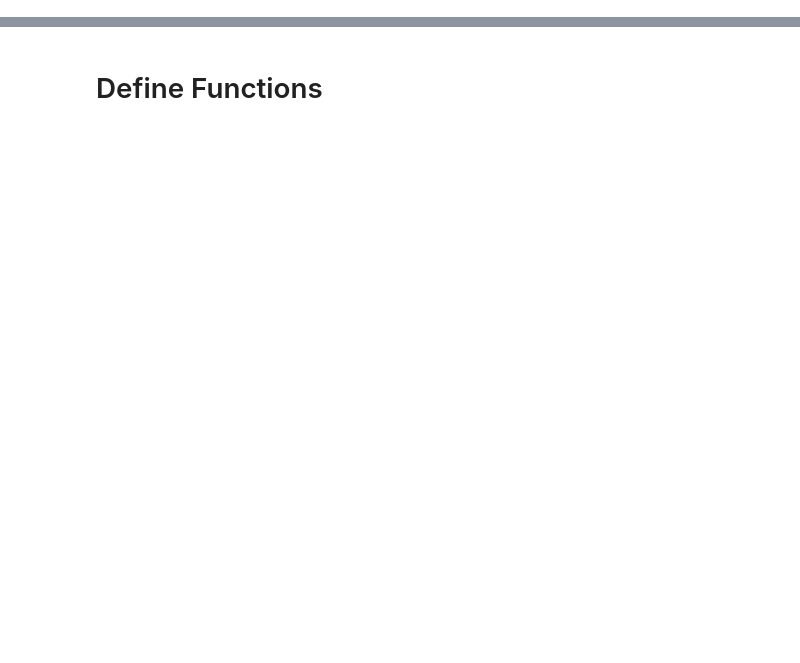
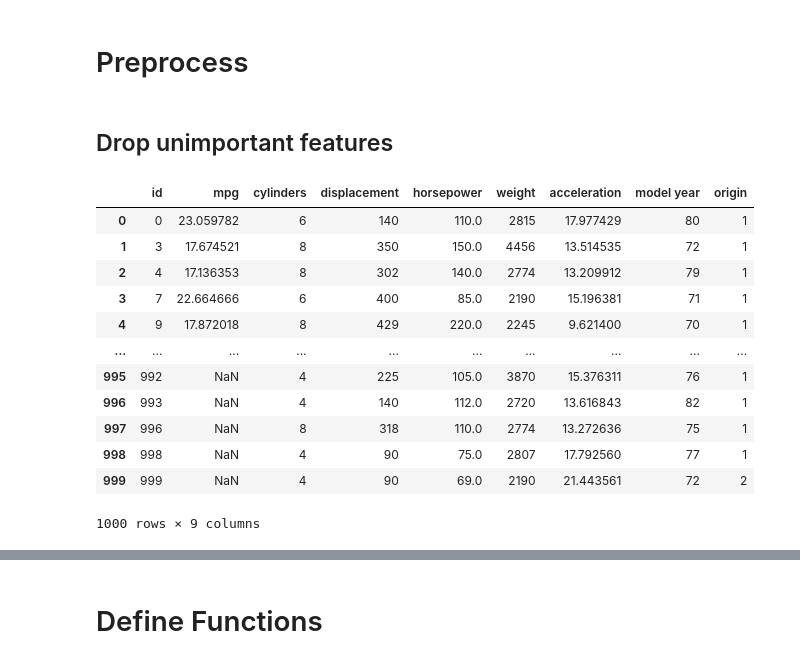
Before and after one commit to YusukeAmg/SIGNATE_4th_BeginnerOnlyCompetition, a Jupyter notebook: notebook/Stacking.ipynb, the cells around one changed output, grey strips where cells are left out. Cells and saved outputs as stored; diff of their text form; code cells hidden in the pictures; blank space fills up the shorter version.

```diff
--- a/notebook/Stacking.ipynb
+++ b/notebook/Stacking.ipynb
@@ -55,0 +44,51 @@ train_y = train_le['mpg']
+# %%
+train = pd.read_csv('../data/input/train.csv')
+test = pd.read_csv('../data/input/test.csv')
+sample_sub = pd.read_csv('../data/input/sample_submit.csv', header=None, names=['id', 'mpg'])
+
+train_test = pd.concat([train, test], ignore_index=True, sort=False)
+# %% [markdown]
+# Preprocess
+# %%
+train_test['car name'] = train_test['car name'].str.replace('vw', 'volkswagen')
+train_test['car name'] = train_test['car name'].str.replace('vokswagen', 'volkswagen')
+train_test['car name'] = train_test['car name'].str.replace('toyouta', 'toyota')
+train_test['car name'] = train_test['car name'].str.replace('chevy', 'chevrolet')
+train_test['car name'] = train_test['car name'].str.replace('datsun 200-sx', 'datsun 200sx')
+
+train_test['car name'] = train_test['car name'].str.replace('datsun 210 mpg', 'datsun 210')
+train_test['car name'] = train_test['car name'].str.replace('ford gran torino (sw)', 'ford gran torino')
+
+train_test['car_brand'] = train_test['car name'].apply(lambda x: x.strip().split(' ')[0])
+# %%
+train_test['horsepower'].replace('?', np.nan, inplace=True)
+train_test['horsepower'] = train_test['horsepower'].astype(float)
+
+# car name毎のhorse powerの平均値を計算(nanは計算外)
+name_hp_mean = train_test.groupby('car name').horsepower.mean()
+df_hp_isnull = train_test[train_test['horsepower'].isnull()]
+
+# nan位置のtrainデータのhorse powerを置換する
+for i in df_hp_isnull.index:
+    train_test.loc[i, 'horsepower'] = name_hp_mean[df_hp_isnull.loc[i, 'car name']]
+
+del df_hp_isnull, name_hp_mean
+# %% [markdown]
+## Drop unimportant features
+# %%
+train_test.drop(['car name', 'car_brand'], axis=1, inplace=True)
+display(train_test)
+# %% [output]
+|  | id | mpg | cylinders | displacement | horsepower | weight | acceleration | model year | origin |
+| 0 | 0 | 23.059782 | 6 | 140 | 110.0 | 2815 | 17.977429 | 80 | 1 |
+| 1 | 3 | 17.674521 | 8 | 350 | 150.0 | 4456 | 13.514535 | 72 | 1 |
+| 2 | 4 | 17.136353 | 8 | 302 | 140.0 | 2774 | 13.209912 | 79 | 1 |
+| 3 | 7 | 22.664666 | 6 | 400 | 85.0 | 2190 | 15.196381 | 71 | 1 |
+| 4 | 9 | 17.872018 | 8 | 429 | 220.0 | 2245 | 9.621400 | 70 | 1 |
+| ... | ... | ... | ... | ... | ... | ... | ... | ... | ... |
+| 995 | 992 | NaN | 4 | 225 | 105.0 | 3870 | 15.376311 | 76 | 1 |
+| 996 | 993 | NaN | 4 | 140 | 112.0 | 2720 | 13.616843 | 82 | 1 |
+| 997 | 996 | NaN | 8 | 318 | 110.0 | 2774 | 13.272636 | 75 | 1 |
+| 998 | 998 | NaN | 4 | 90 | 75.0 | 2807 | 17.792560 | 77 | 1 |
+| 999 | 999 | NaN | 4 | 90 | 69.0 | 2190 | 21.443561 | 72 | 2 |
+1000 rows × 9 columns
```
Also changed, not shown: parts of 22 cells of this notebook, 3 other files.
